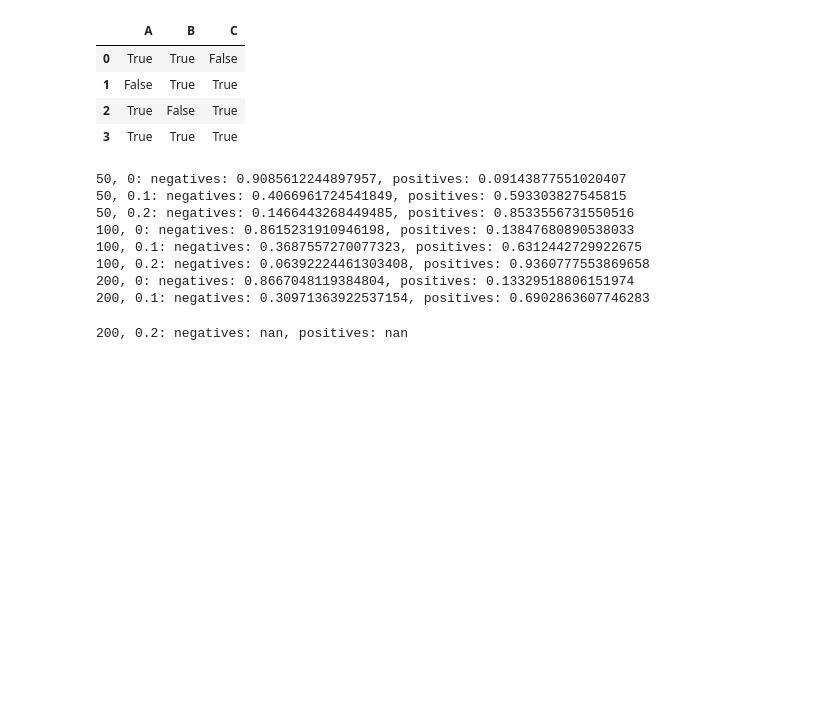
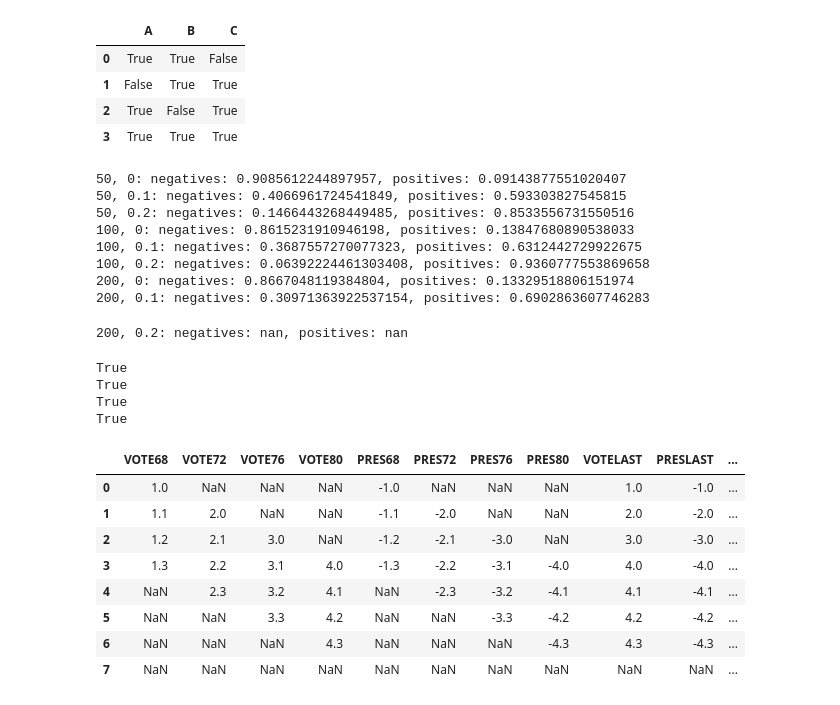
Before and after one commit to victorvikram/BeliefNetworkEvo, a Jupyter notebook: nbk/v_creating_belief_network.ipynb, the cells around one changed output. Cells and saved outputs as stored; diff of their text form; code cells hidden in the pictures; blank space fills up the shorter version.

```diff
--- a/nbk/v_creating_belief_network.ipynb
+++ b/nbk/v_creating_belief_network.ipynb
@@ -252,0 +254,57 @@ measurements
+# %%
+faithful_df = pd.DataFrame({
+    "VOTE68": [   1.0,    1.1,    1.2,    1.3, np.nan, np.nan, np.nan, np.nan],
+    "VOTE72": [np.nan,    2.0,    2.1,    2.2,    2.3, np.nan, np.nan, np.nan],
+    "VOTE76": [np.nan, np.nan,    3.0,    3.1,    3.2,    3.3, np.nan, np.nan],
+    "VOTE80": [np.nan, np.nan, np.nan,    4.0,    4.1,    4.2,    4.3, np.nan],
+    "PRES68": [  -1.0,   -1.1,   -1.2,   -1.3, np.nan, np.nan, np.nan, np.nan],
+    "PRES72": [np.nan,   -2.0,   -2.1,   -2.2,   -2.3, np.nan, np.nan, np.nan],
+    "PRES76": [np.nan, np.nan,   -3.0,   -3.1,   -3.2,   -3.3, np.nan, np.nan],
+    "PRES80": [np.nan, np.nan, np.nan,   -4.0,   -4.1,   -4.2,   -4.3, np.nan]
+})
+vote_faithful_exp = [1.0, 2.0, 3.0, 4.0, 4.1, 4.2, 4.3, np.nan]
+pres_faithful_exp = [-1.0, -2.0, -3.0, -4.0, -4.1, -4.2, -4.3, np.nan]
+
+weird_df = pd.DataFrame({
+    "VOTE68": [   1.0, np.nan,    1.1, np.nan,    1.2, np.nan,    1.3, np.nan],
+    "VOTE72": [np.nan,    2.0,    2.1, np.nan,    2.2,    2.3, np.nan, np.nan],
+    "VOTE76": [np.nan, np.nan,    3.0,    3.1,    3.2, np.nan, np.nan,    3.3],
+    "VOTE80": [np.nan, np.nan, np.nan,    4.0,    4.1, np.nan, np.nan, np.nan],
+    "PRES68": [  -1.0, np.nan,   -1.1, np.nan,   -1.2, np.nan,   -1.3, np.nan],
+    "PRES72": [np.nan,   -2.0,   -2.1, np.nan,   -2.2,   -2.3, np.nan, np.nan],
+    "PRES76": [np.nan, np.nan,   -3.0,   -3.1,   -3.2, np.nan, np.nan,   -3.3],
+    "PRES80": [np.nan, np.nan, np.nan,   -4.0,   -4.1, np.nan, np.nan, np.nan]
+})
+vote_weird_exp = [1.0, 2.0, 3.0, 4.0, 4.1, 2.3, 1.3, 3.3]
+pres_weird_exp = [-1.0, -2.0, -3.0, -4.0, -4.1, -2.3, -1.3, -3.3]
+
+faithful_df = make_vote_supernodes(faithful_df, varnames=["VOTE{year}", "PRES{year}"])
+faithful_df["VOTELASTEXP"] = vote_faithful_exp
+faithful_df["PRESLASTEXP"] = pres_faithful_exp
+
+print(faithful_df["VOTELAST"].equals(faithful_df["VOTELASTEXP"]))
+print(faithful_df["PRESLAST"].equals(faithful_df["PRESLASTEXP"]))
+
+weird_df = make_vote_supernodes(weird_df, varnames=["VOTE{year}", "PRES{year}"])
+weird_df["VOTELASTEXP"] = vote_weird_exp
+weird_df["PRESLASTEXP"] = pres_weird_exp
+
+
+print(weird_df["VOTELAST"].equals(weird_df["VOTELASTEXP"]))
+print(weird_df["PRESLAST"].equals(weird_df["PRESLASTEXP"]))
+
+faithful_df
+# %% [output]
+True
+True
+True
+True
+|  | VOTE68 | VOTE72 | VOTE76 | VOTE80 | PRES68 | PRES72 | PRES76 | PRES80 | VOTELAST | PRESLAST | ... |
+| 0 | 1.0 | NaN | NaN | NaN | -1.0 | NaN | NaN | NaN | 1.0 | -1.0 | ... |
+| 1 | 1.1 | 2.0 | NaN | NaN | -1.1 | -2.0 | NaN | NaN | 2.0 | -2.0 | ... |
+| 2 | 1.2 | 2.1 | 3.0 | NaN | -1.2 | -2.1 | -3.0 | NaN | 3.0 | -3.0 | ... |
+| 3 | 1.3 | 2.2 | 3.1 | 4.0 | -1.3 | -2.2 | -3.1 | -4.0 | 4.0 | -4.0 | ... |
+| 4 | NaN | 2.3 | 3.2 | 4.1 | NaN | -2.3 | -3.2 | -4.1 | 4.1 | -4.1 | ... |
+| 5 | NaN | NaN | 3.3 | 4.2 | NaN | NaN | -3.3 | -4.2 | 4.2 | -4.2 | ... |
+| 6 | NaN | NaN | NaN | 4.3 | NaN | NaN | NaN | -4.3 | 4.3 | -4.3 | ... |
+| 7 | NaN | NaN | NaN | NaN | NaN | NaN | NaN | NaN | NaN | NaN | ... |
```
Also changed, not shown: parts of 5 cells of this notebook, 3 other files.
